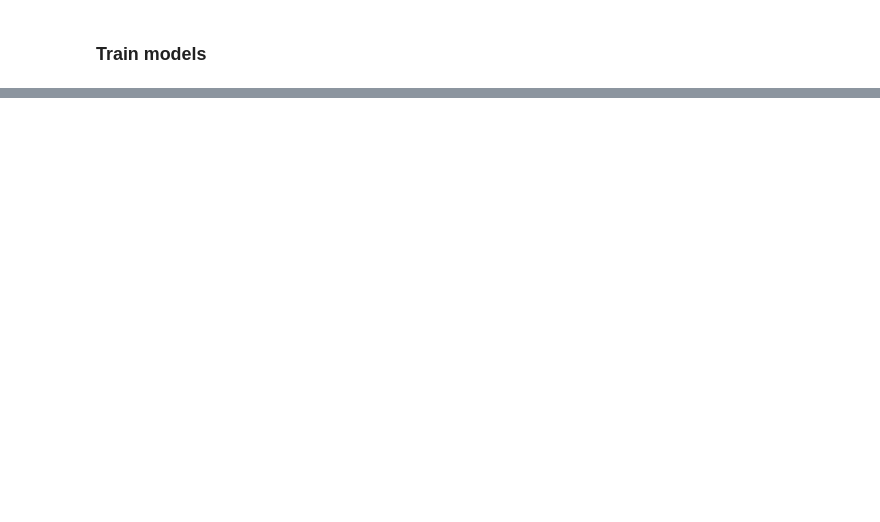
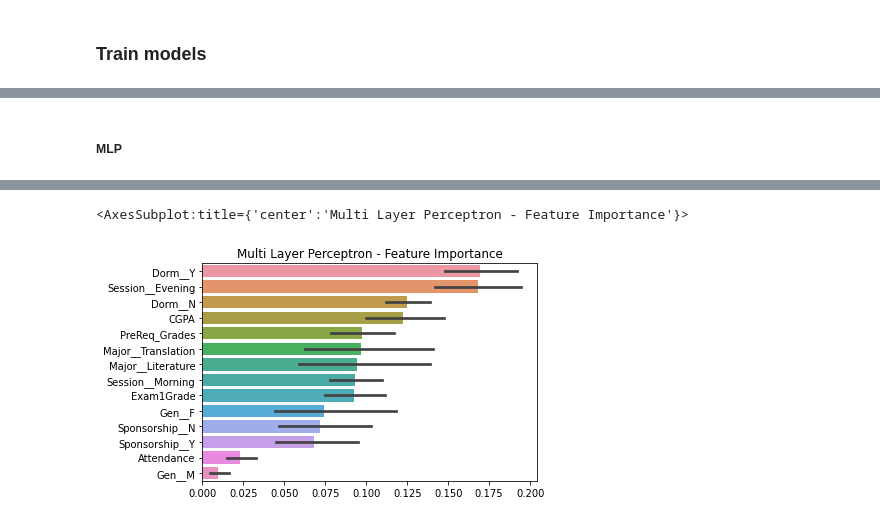
Before and after one commit to MnAppsNet/ML_on_student_performance_assignment, a Jupyter notebook: BUC_Dataset.ipynb, the cells around one changed output, grey strips where cells are left out. Saved outputs shown, nothing was run; the diff lists cells and outputs as text; code cells hidden in the pictures; blank space fills up the shorter version.

```diff
--- a/BUC_Dataset.ipynb
+++ b/BUC_Dataset.ipynb
@@ -186,0 +232,15 @@ Accuracy: 0.8387096774193549
+# %% [markdown]
+##### MLP
+# %%
+shap.initjs()
+x = X_test
+explainer = shap.Explainer(models[2][1].predict,x)
+shap_test = explainer(x)
+shap_values = pd.DataFrame(shap_test.values,
+                       columns=shap_test.feature_names,
+                       index=x.index)
+plt.title("Multi Layer Perceptron - Feature Importance")
+columns = shap_values.apply(abs).mean()\
+                 .sort_values(ascending=False).index
+sns.barplot(data=shap_values[columns].apply(abs), orient='h')
+# %% [output]
@@ -186,0 +248,2 @@ Accuracy: 0.8387096774193549
+<AxesSubplot:title={'center':'Multi Layer Perceptron - Feature Importance'}>
+[figure, added]
```
Also changed, not shown: parts of 12 cells of this notebook.
